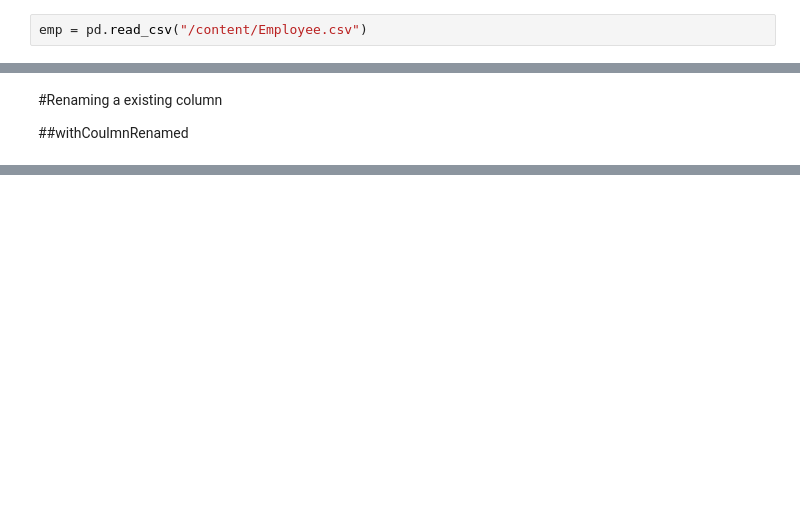
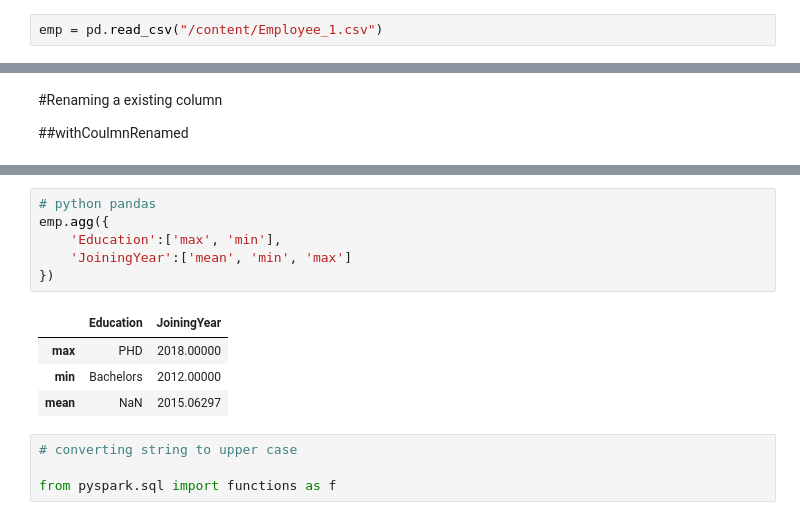
Before and after one commit to birusolankar/Pyspark-Bigdata, a Jupyter notebook: Pyspark1.ipynb, the cells around one changed output, grey strips where cells are left out. Drawn from its saved outputs; the diff is of its cells as text; blank space fills up the shorter version.

```diff
--- a/Pyspark1.ipynb
+++ b/Pyspark1.ipynb
@@ -8,7 +8,7 @@ hello world
 import pandas as pd
 import numpy as np
 # %%
-emp = pd.read_csv("/content/Employee.csv")
+emp = pd.read_csv("/content/Employee_1.csv")
 # %%
 emp.head()
 # %% [output]
@@ -258,0 +497,15 @@ only showing top 20 rows
+# %%
+# python pandas
+emp.agg({
+    'Education':['max', 'min'],
+    'JoiningYear':['mean', 'min', 'max']
+})
+# %% [output]
+|  | Education | JoiningYear |
+| max | PHD | 2018.00000 |
+| min | Bachelors | 2012.00000 |
+| mean | NaN | 2015.06297 |
+# %%
+# converting string to upper case
+
+from pyspark.sql import functions as f
```
Also changed, not shown: parts of 61 cells of this notebook.
